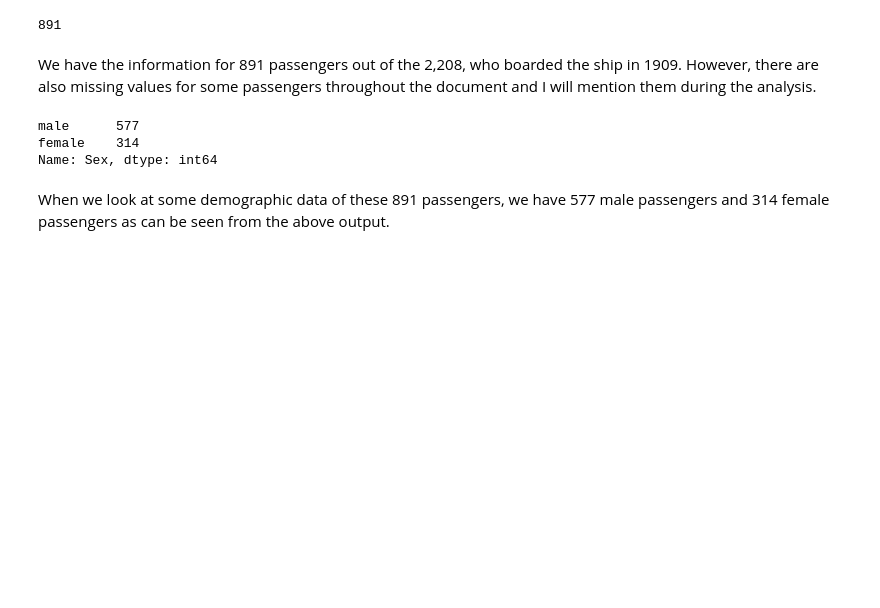
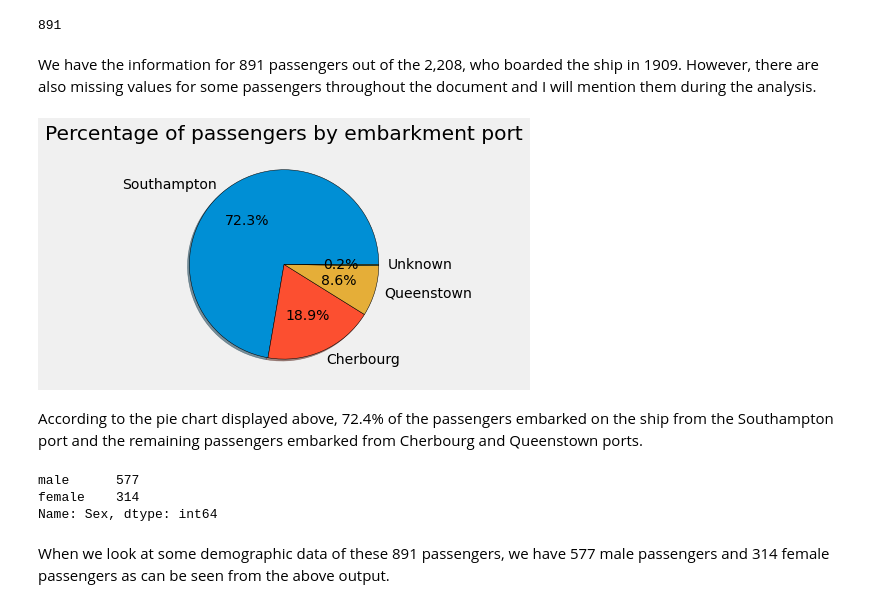
Before and after one commit to seralifatih/titanic-passenger-analysis, a Jupyter notebook: Titanic Analysis.ipynb, the cells around one changed output. Drawn from its saved outputs; the diff is of its cells as text; code cells hidden in the pictures; blank space fills up the shorter version.

Commit message:
added a pie chart

```diff
--- a/Titanic Analysis.ipynb
+++ b/Titanic Analysis.ipynb
@@ -13,6 +13,42 @@ print(number_of_passengers)
 891
 # %% [markdown]
 We have the information for 891 passengers out of the 2,208, who boarded the ship in 1909. However, there are also missing values for some passengers throughout the document and I will mention them during the analysis.
+# %%
+from collections import Counter
+from matplotlib import pyplot as plt
+
+plt.style.use("fivethirtyeight")
+
+titanic_reader["Embarked"].replace({"C": "Cherbourg",
+                                    "Q": "Queenstown",
+                                    "S": "Southampton"},
+                                   inplace=True)
+
+titanic_reader["Embarked"].fillna('Unknown', inplace=True)
+
+passenger_counter = Counter()
+
+for row in titanic_reader:
+    passenger_counter.update(titanic_reader["Embarked"])
+
+ports = []
+passenger_count =[]
+
+for item in passenger_counter.most_common(4):
+    ports.append(item[0])
+    passenger_count.append(item[1])
+
+# plt.bar(ports, passenger_count) #it is also possible to use a bar chart but the pie chart makes more sense
+plt.pie(passenger_count, labels = ports, shadow = True,
+        autopct = '%1.1f%%', wedgeprops = {'edgecolor': 'black'})
+
+plt.title("Percentage of passengers by embarkment port")
+
+plt.tight_layout()
+# %% [output]
+[figure, added]
+# %% [markdown]
+According to the pie chart displayed above, 72.4% of the passengers embarked on the ship from the Southampton port and the remaining passengers embarked from Cherbourg and Queenstown ports.
 # %%
 gender_breakdown = titanic_reader['Sex'].value_counts()
 print(gender_breakdown)
```
